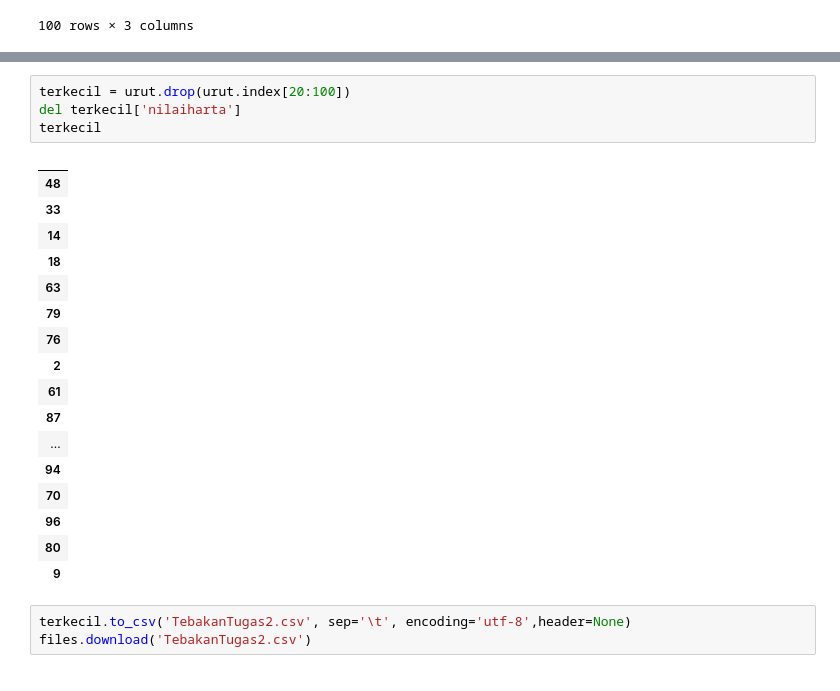
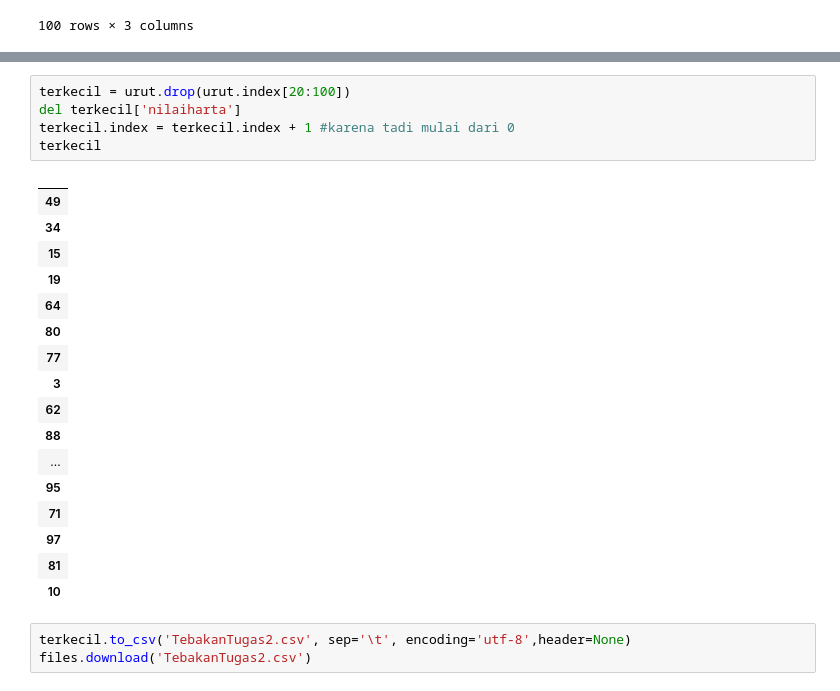
Before and after one commit to rizkiar00/Fuzzy-Logic, a Jupyter notebook: Fuzzy_Logic.ipynb, the cells around one changed output, grey strips where cells are left out. Saved outputs shown, nothing was run; the diff lists cells and outputs as text.

```diff
--- a/Fuzzy_Logic.ipynb
+++ b/Fuzzy_Logic.ipynb
@@ -249,25 +250,26 @@ urut
 # %%
 terkecil = urut.drop(urut.index[20:100])
 del terkecil['nilaiharta']
+terkecil.index = terkecil.index + 1 #karena tadi mulai dari 0
 terkecil
 # %% [output]
 |  |
-| 48 |
-| 33 |
-| 14 |
-| 18 |
-| 63 |
-| 79 |
-| 76 |
-| 2 |
-| 61 |
-| 87 |
+| 49 |
+| 34 |
+| 15 |
+| 19 |
+| 64 |
+| 80 |
+| 77 |
+| 3 |
+| 62 |
+| 88 |
 | ... |
-| 94 |
-| 70 |
-| 96 |
-| 80 |
-| 9 |
+| 95 |
+| 71 |
+| 97 |
+| 81 |
+| 10 |
 # %%
 terkecil.to_csv('TebakanTugas2.csv', sep='\t', encoding='utf-8',header=None)
 files.download('TebakanTugas2.csv')
```
Also changed, not shown: parts of 2 cells of this notebook.
